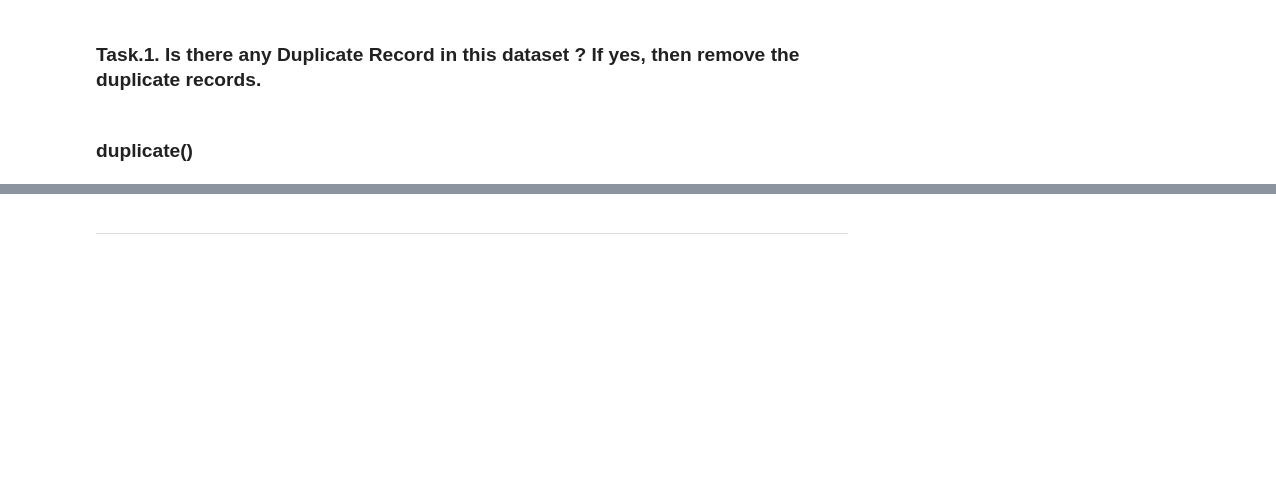
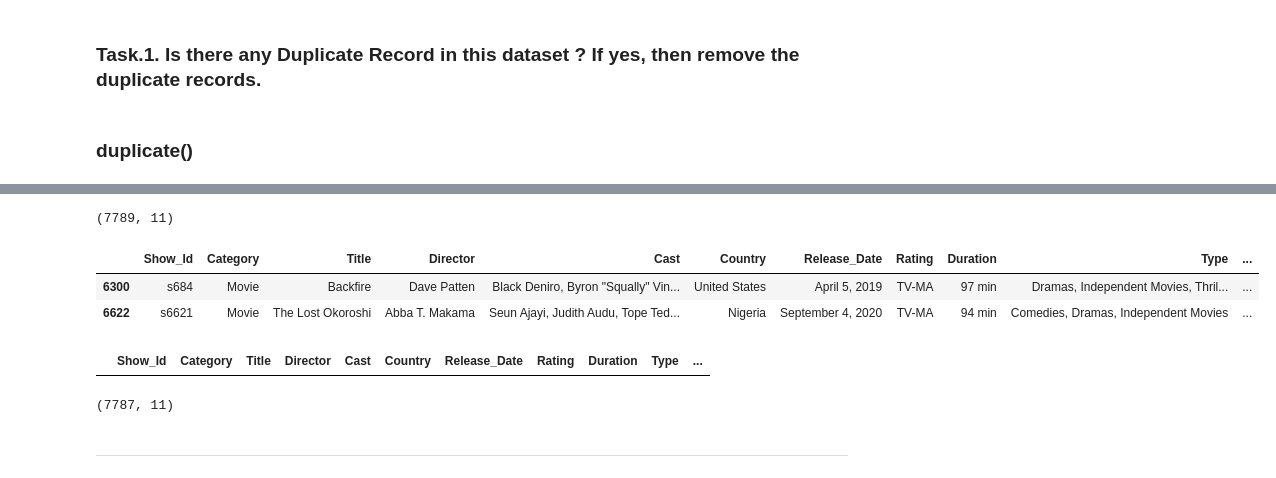
Before and after one commit to anupupadhaya123/data_analysis_python, a Jupyter notebook: netflix_data_analysis.ipynb, the cells around one changed output, grey strips where cells are left out. Drawn from its saved outputs; the diff is of its cells as text; code cells hidden in the pictures; blank space fills up the shorter version.

Commit message:
Removed duplicate data from rows

```diff
--- a/netflix_data_analysis.ipynb
+++ b/netflix_data_analysis.ipynb
@@ -121,0 +131,10 @@ memory usage: 669.5+ KB
+# %%
+data.shape
+# %% [output]
+(7789, 11)
+# %%
+data[data.duplicated()]   # TO check row wise and detect duplicate rows
+# %% [output]
+|  | Show_Id | Category | Title | Director | Cast | Country | Release_Date | Rating | Duration | Type | ... |
+| 6300 | s684 | Movie | Backfire | Dave Patten | Black Deniro, Byron "Squally" Vin... | United States | April 5, 2019 | TV-MA | 97 min | Dramas, Independent Movies, Thril... | ... |
+| 6622 | s6621 | Movie | The Lost Okoroshi | Abba T. Makama | Seun Ajayi, Judith Audu, Tope Ted... | Nigeria | September 4, 2020 | TV-MA | 94 min | Comedies, Dramas, Independent Movies | ... |
@@ -122,3 +143,11 @@ memory usage: 669.5+ KB
+# %%
+data[data.duplicated()]
+# %% [output]
+|  | Show_Id | Category | Title | Director | Cast | Country | Release_Date | Rating | Duration | Type | ... |
+# %%
+data.shape
+# %% [output]
+(7787, 11)
 # %% [markdown]
 ----
 # %% [markdown]
```
Also changed, not shown: parts of 4 cells of this notebook.
